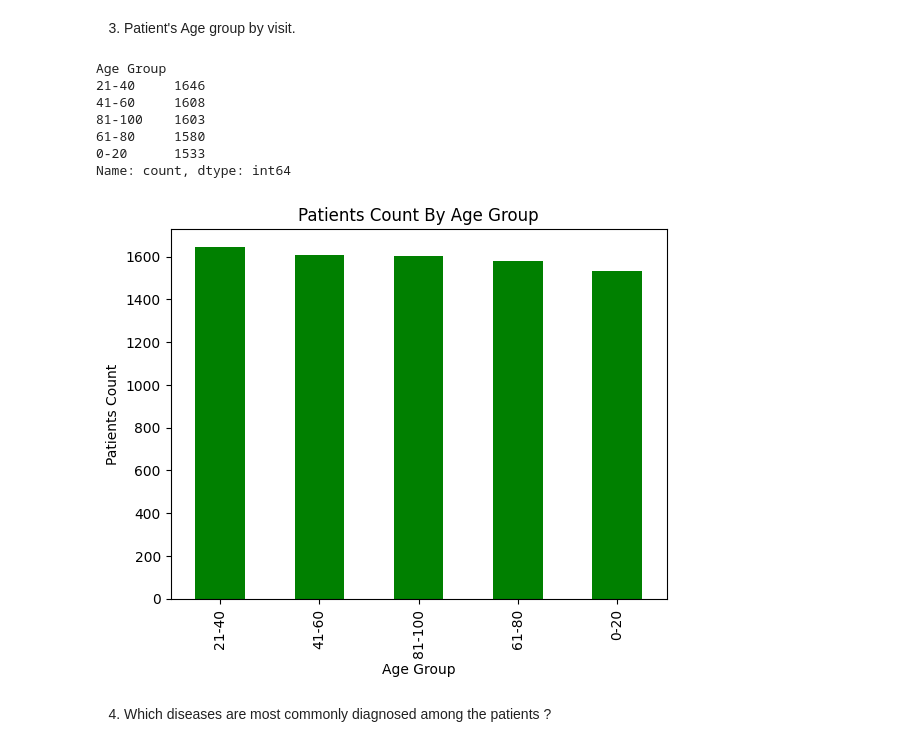
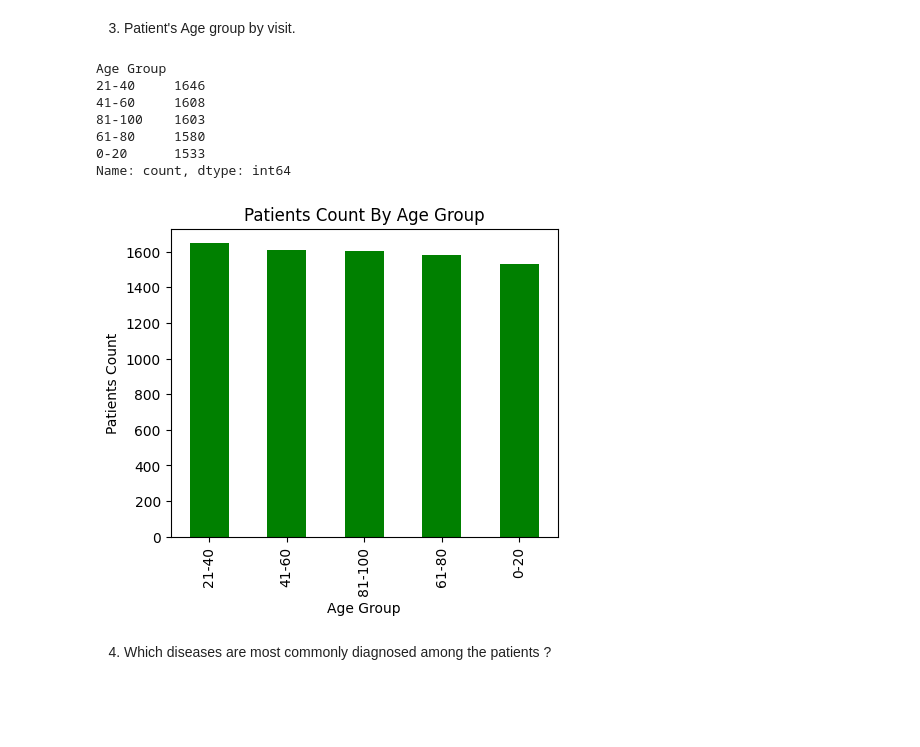
Before and after one commit to usamasadiq21/Health_Care-Data_Analysis, a Jupyter notebook: Health-Care Analysis.ipynb, the cells around one changed output. Drawn from its saved outputs; the diff is of its cells as text; code cells hidden in the pictures; blank space fills up the shorter version.

```diff
--- a/Health-Care Analysis.ipynb
+++ b/Health-Care Analysis.ipynb
@@ -59,34 +62,36 @@ data['Date of Birth'] = pd.to_datetime(data['Date of Birth'])
 data['Age'] = (data['Admission Date'] - data['Date of Birth']).dt.days / 365.25
 data['Age'] = data['Age'].astype(int)
 
 # 3. Define Age Bins
 age_bins = [0,20,40,60,80,100]
 age_labels = ['0-20', '21-40', '41-60', '61-80', '81-100']
 
 # 4. Creating new col "Age Group", to put individual age value into respective group.
 data['Age Group'] = pd.cut(data['Age'], bins=age_bins, labels=age_labels, right=False)
 
 # 5. Count Number of Patients in each Age Group
 patients_count = data['Age Group'].value_counts()
 
 # 6. Result
 print(patients_count)
 
 # 7. Visualize the Result.
+plt.figure(figsize= (5,4))
+
 patients_count.plot(kind='bar', color=['green'])
 
 plt.ylabel('Patients Count')
 plt.title('Patients Count By Age Group')
 plt.show()
 # %% [output]
 Age Group
 21-40     1646
 41-60     1608
 81-100    1603
 61-80     1580
 0-20      1533
 Name: count, dtype: int64
-[figure, old version]
+[figure, new version]
 # %% [markdown]
 4. Which diseases are most commonly diagnosed among the patients ?
 # %%
```
Also changed, not shown: parts of 15 cells of this notebook.
